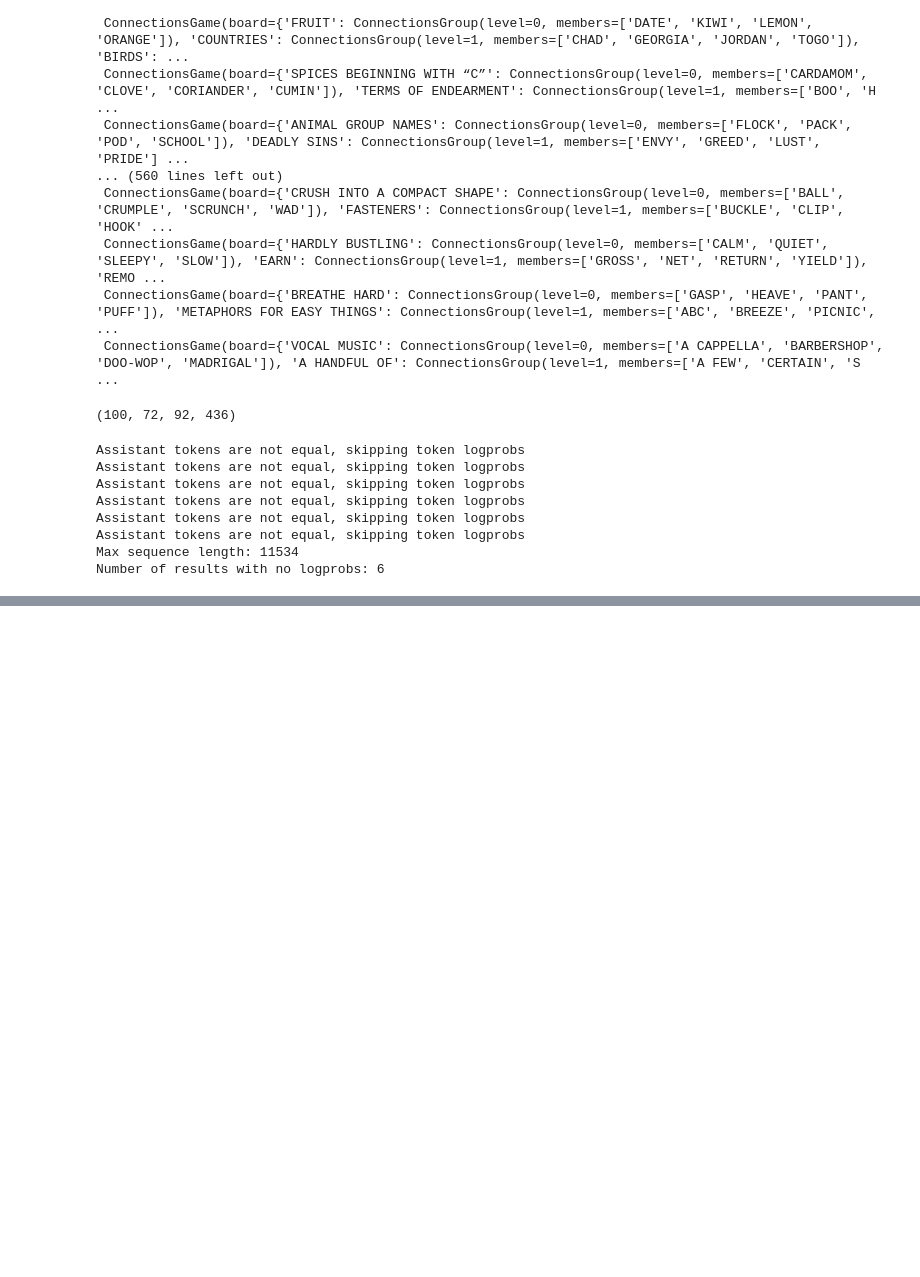
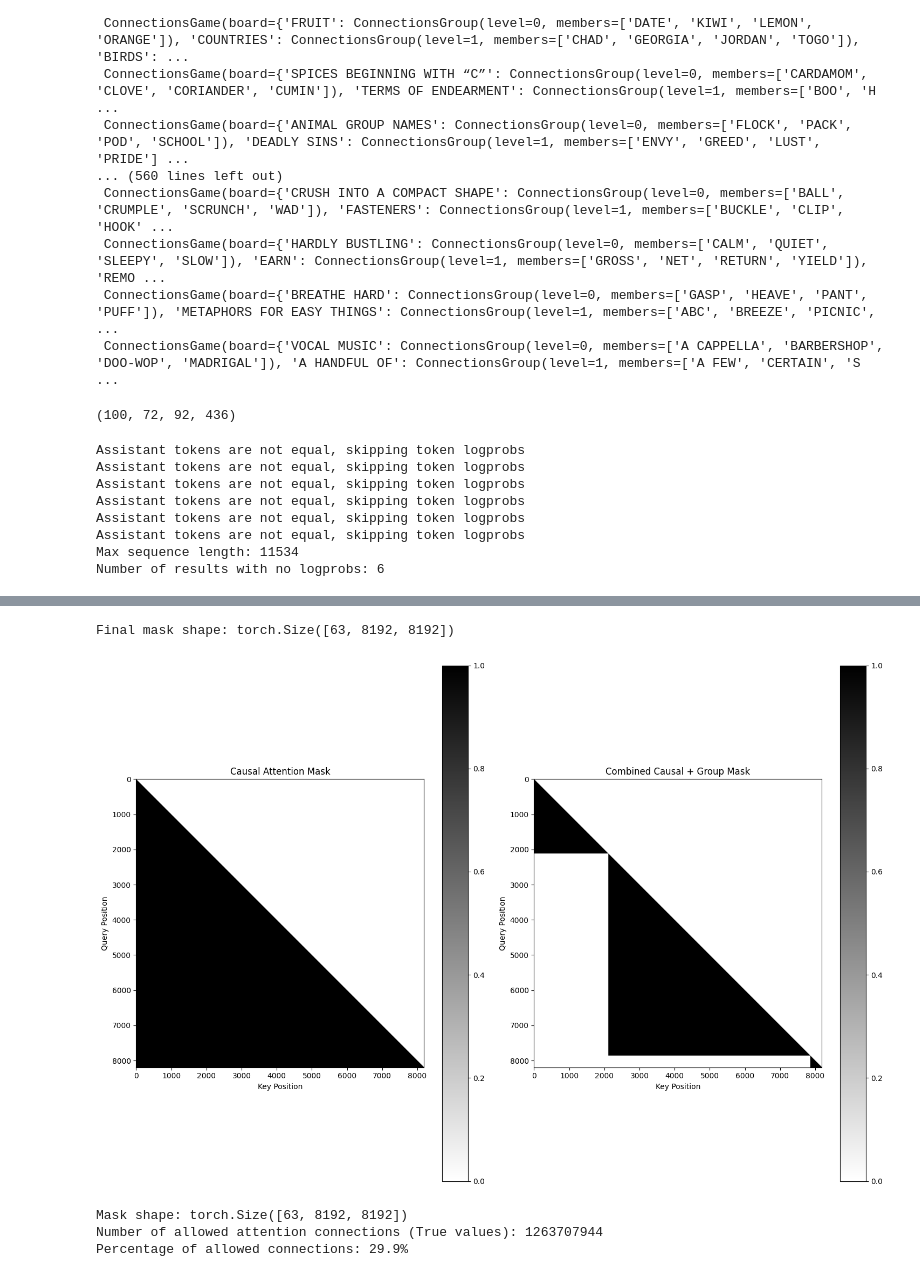
Before and after one commit to bradhilton/rl-experiments, a Jupyter notebook: experiments/002-train.ipynb, the cells around one changed output, grey strips where cells are left out. Cells and saved outputs as stored; diff of their text form; code cells hidden in the pictures; blank space fills up the shorter version.

```diff
--- a/experiments/002-train.ipynb
+++ b/experiments/002-train.ipynb
@@ -94,7 +94,8 @@ len(distill_tasks), len(val_tasks), len(test_tasks), len(train_tasks)
 # %% [output]
 (100, 72, 92, 436)
 # %%
-tokenizer = AutoTokenizer.from_pretrained("deepseek-ai/DeepSeek-R1-Distill-Qwen-7B")
+base_model = "deepseek-ai/DeepSeek-R1-Distill-Qwen-7B"
+tokenizer = AutoTokenizer.from_pretrained(base_model)
 
 distill_client = openai.AsyncOpenAI(
     base_url="https://api.fireworks.ai/inference/v1",
@@ -123,7 +124,7 @@ Assistant tokens are not equal, skipping token logprobs
 Max sequence length: 11534
 Number of results with no logprobs: 6
 # %%
-packed_tensors = packed_tensors_from_tokenized_results(tokenized_results, 8192)
+packed_tensors = packed_tensors_from_tokenized_results(tokenized_results, 8192, pad_token_id=tokenizer.pad_token_id)
 plot_packed_tensors(packed_tensors)
 packed_tensors
 # %% [output]
@@ -158,0 +260,60 @@ Result is too long, skipping
+# %%
+import torch
+
+shape = packed_tensors["tokens"].shape
+
+# Create causal attention mask for the batch size and sequence length
+batch_size = shape[0]
+seq_length = shape[1]
+
+causal_mask = (
+    torch.tril(torch.ones(seq_length, seq_length, dtype=torch.bool))
+    .unsqueeze(0)
+    .expand(batch_size, seq_length, seq_length)
+)
+group_mask = packed_tensors["group_ids"].unsqueeze(2) == packed_tensors[
+    "group_ids"
+].unsqueeze(1)
+final_mask = causal_mask & group_mask
+
+# Verify mask shape matches batch size and sequence length
+print(f"Final mask shape: {final_mask.shape}")
+
+# Visualize the combined attention mask
+import matplotlib.pyplot as plt
+
+fig, (ax1, ax2) = plt.subplots(1, 2, figsize=(15, 10))
+
+# Plot causal mask
+mask_example = causal_mask[0].cpu().numpy()
+im1 = ax1.imshow(mask_example, cmap="binary")
+ax1.set_title("Causal Attention Mask")
+ax1.set_xlabel("Key Position")
+ax1.set_ylabel("Query Position")
+plt.colorbar(im1, ax=ax1)
+
+# Plot combined mask
+final_mask_example = final_mask[0].cpu().numpy()
+im2 = ax2.imshow(final_mask_example, cmap="binary")
+ax2.set_title("Combined Causal + Group Mask")
+ax2.set_xlabel("Key Position")
+ax2.set_ylabel("Query Position")
+plt.colorbar(im2, ax=ax2)
+
+plt.tight_layout()
+plt.show()
+
+# Print some statistics
+print(f"Mask shape: {final_mask.shape}")
+print(
+    f"Number of allowed attention connections (True values): {final_mask.sum().item()}"
+)
+print(
+    f"Percentage of allowed connections: {final_mask.sum().item() / (final_mask.numel()) * 100:.1f}%"
+)
+# %% [output]
+Final mask shape: torch.Size([63, 8192, 8192])
+[figure, added]
+Mask shape: torch.Size([63, 8192, 8192])
+Number of allowed attention connections (True values): 1263707944
+Percentage of allowed connections: 29.9%
```
Also changed, not shown: parts of 5 cells of this notebook, 6 other files.
